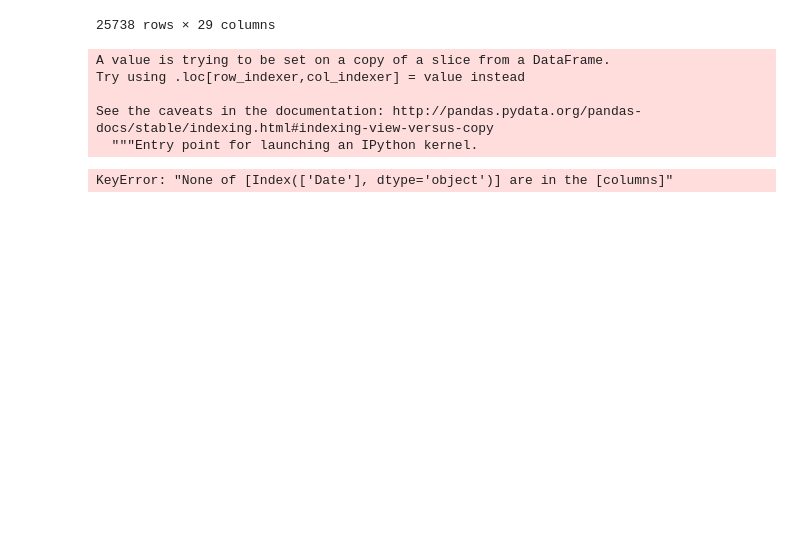
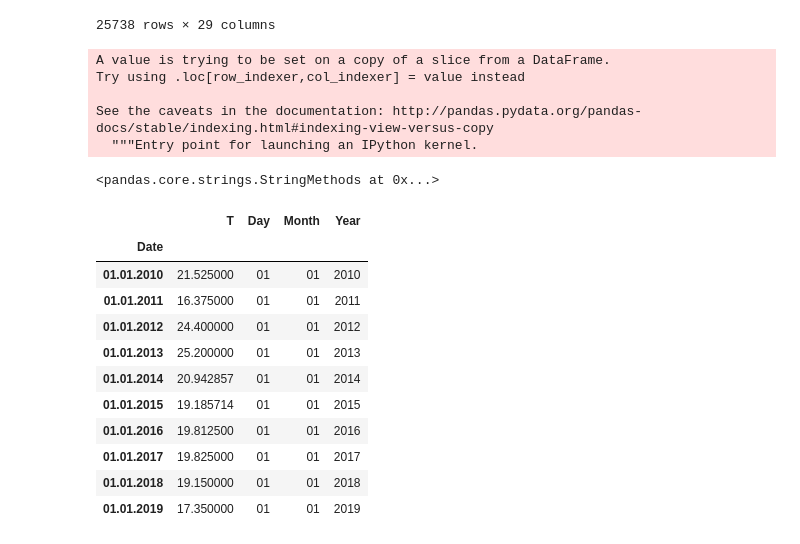
Before and after one commit to devaroop/climate-change, a Jupyter notebook: temp_data_analysis.ipynb, the cells around one changed output. Drawn from its saved outputs; the diff is of its cells as text; code cells hidden in the pictures; blank space fills up the shorter version.

Commit message:
temp data analysis day wise done

```diff
--- a/temp_data_analysis.ipynb
+++ b/temp_data_analysis.ipynb
@@ -36,8 +38,4 @@ See the caveats in the documentation: http://pandas.pydata.org/pandas-docs/stabl
 # %%
 groupDF = df.groupby(['Date']).mean()
 # %%
-groupedDF = pd.DataFrame(groupDF)
+groupedDF = pd.DataFrame(groupDF).reset_index()
-# %%
-groupedDF.plot.bar(x=['Date'], y=['T'], rot=0)
-# %% [output]
-KeyError: "None of [Index(['Date'], dtype='object')] are in the [columns]"
@@ -43,0 +44,21 @@ KeyError: "None of [Index(['Date'], dtype='object')] are in the [columns]"
+# %%
+groupedDF.reset_index()["Date"].str.split('.').str
+# %% [output]
+<pandas.core.strings.StringMethods at 0x...>
+# %%
+dayDetailDF = groupedDF[(groupedDF["Month"] == "01") & (groupedDF["Day"] == "01")]
+# %%
+dayDetailDF.set_index("Date")
+# %% [output]
+|  | T | Day | Month | Year |
+| Date |  |  |  |  |
+| 01.01.2010 | 21.525000 | 01 | 01 | 2010 |
+| 01.01.2011 | 16.375000 | 01 | 01 | 2011 |
+| 01.01.2012 | 24.400000 | 01 | 01 | 2012 |
+| 01.01.2013 | 25.200000 | 01 | 01 | 2013 |
+| 01.01.2014 | 20.942857 | 01 | 01 | 2014 |
+| 01.01.2015 | 19.185714 | 01 | 01 | 2015 |
+| 01.01.2016 | 19.812500 | 01 | 01 | 2016 |
+| 01.01.2017 | 19.825000 | 01 | 01 | 2017 |
+| 01.01.2018 | 19.150000 | 01 | 01 | 2018 |
+| 01.01.2019 | 17.350000 | 01 | 01 | 2019 |
```
Also changed, not shown: parts of 2 cells of this notebook.
